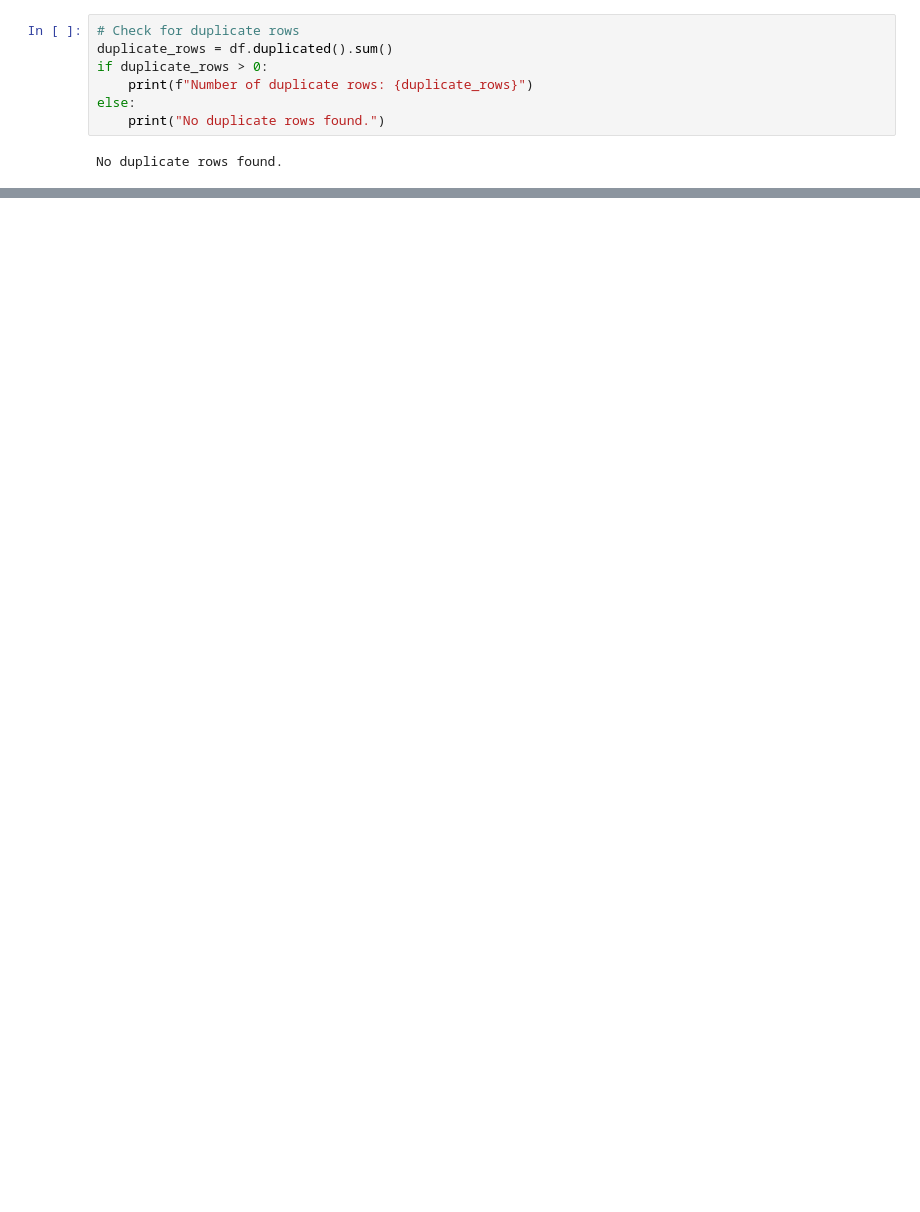
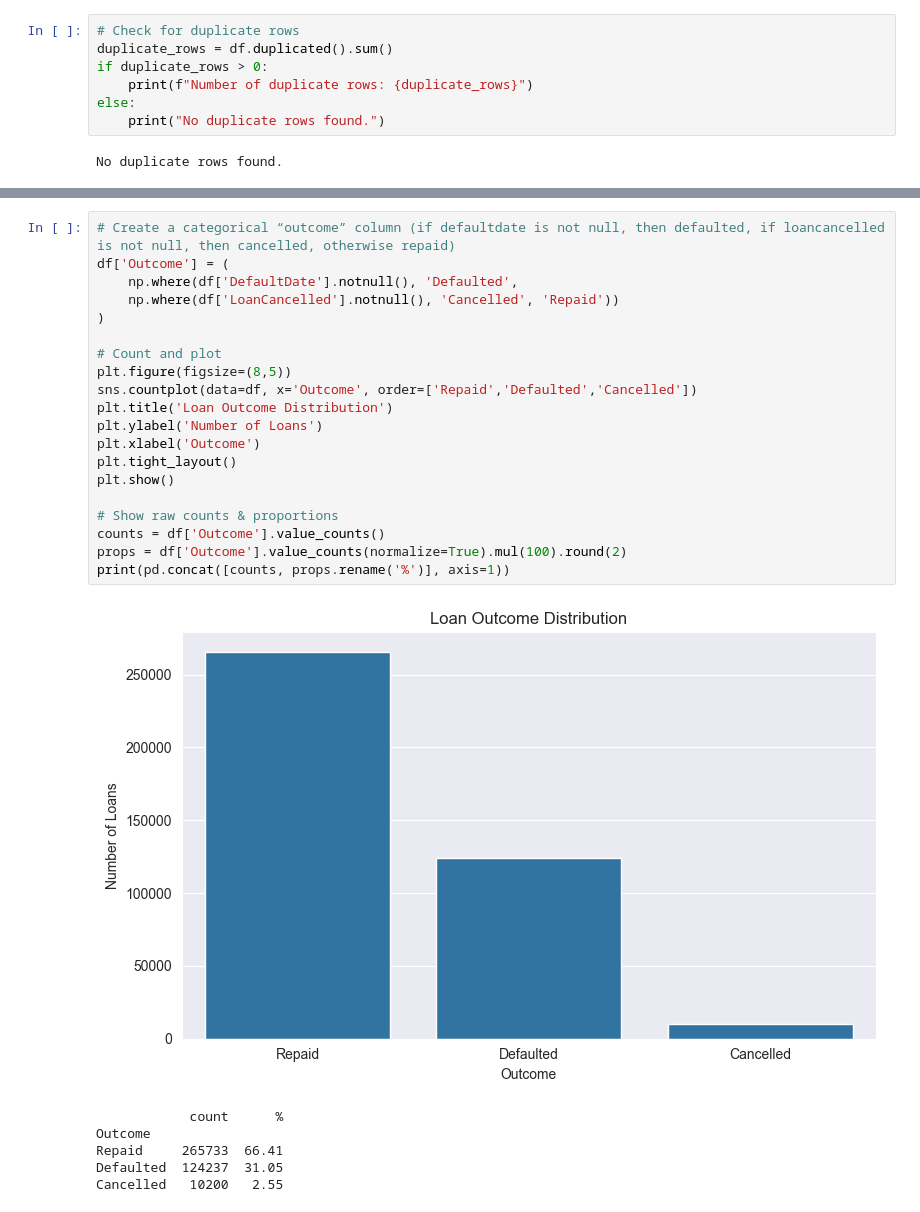
Before and after one commit to Thomas-mp4/p2p-credit-risk, a Jupyter notebook: 01_data_understanding.ipynb, the cells around one changed output, grey strips where cells are left out. Saved outputs shown, nothing was run; the diff lists cells and outputs as text; blank space fills up the shorter version.

```diff
--- a/01_data_understanding.ipynb
+++ b/01_data_understanding.ipynb
@@ -156,0 +231,27 @@ No duplicate rows found.
+# %%
+# Create a categorical “outcome” column (if defaultdate is not null, then defaulted, if loancancelled is not null, then cancelled, otherwise repaid)
+df['Outcome'] = (
+    np.where(df['DefaultDate'].notnull(), 'Defaulted',
+    np.where(df['LoanCancelled'].notnull(), 'Cancelled', 'Repaid'))
+)
+
+# Count and plot
+plt.figure(figsize=(8,5))
+sns.countplot(data=df, x='Outcome', order=['Repaid','Defaulted','Cancelled'])
+plt.title('Loan Outcome Distribution')
+plt.ylabel('Number of Loans')
+plt.xlabel('Outcome')
+plt.tight_layout()
+plt.show()
+
+# Show raw counts & proportions
+counts = df['Outcome'].value_counts()
+props = df['Outcome'].value_counts(normalize=True).mul(100).round(2)
+print(pd.concat([counts, props.rename('%')], axis=1))
+# %% [output]
+[figure, added]
+            count      %
+Outcome
+Repaid     265733  66.41
+Defaulted  124237  31.05
+Cancelled   10200   2.55
```
Also changed, not shown: parts of 21 cells of this notebook.
